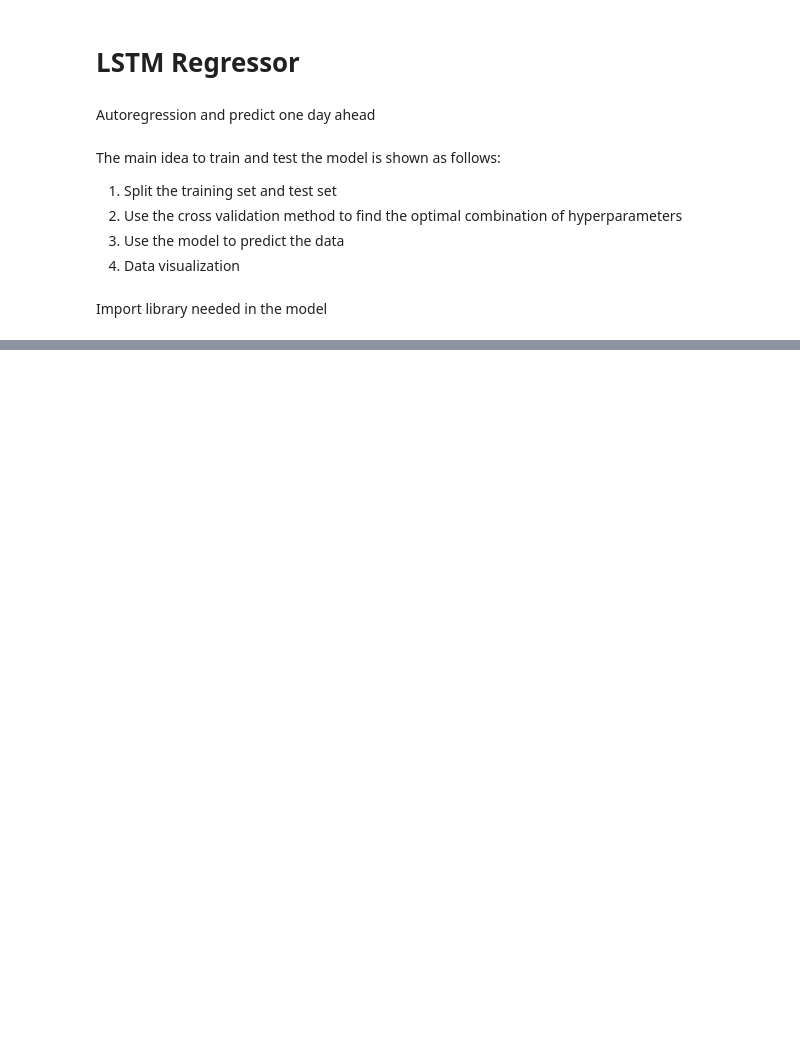
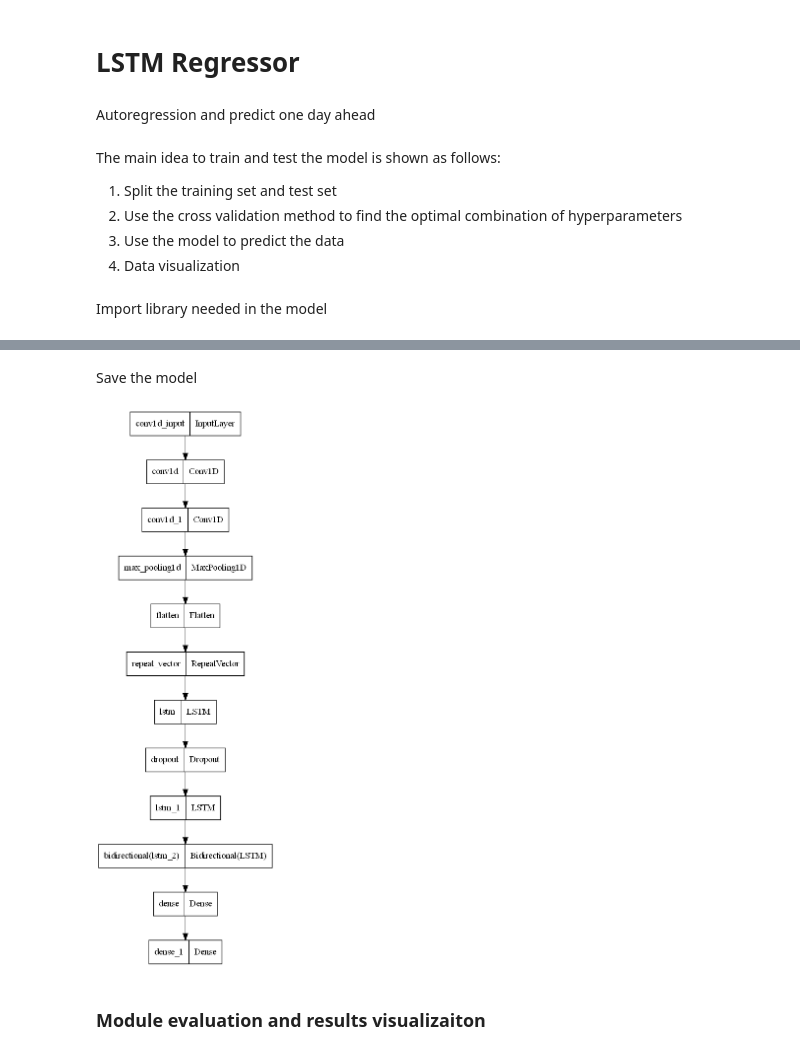
Before and after one commit to xiaoma052023/FinalProject, a Jupyter notebook: Code/LSTM_OneDayAhead.ipynb, the cells around one changed output, grey strips where cells are left out. Cells and saved outputs as stored; diff of their text form; code cells hidden in the pictures; blank space fills up the shorter version.

```diff
--- a/Code/LSTM_OneDayAhead.ipynb
+++ b/Code/LSTM_OneDayAhead.ipynb
@@ -26,0 +146,2 @@ import seaborn as sns
+# %% [markdown]
+Save the model
@@ -26,0 +150,10 @@ import seaborn as sns
+# %%
+from tensorflow.keras.models import load_model
+model=load_model('../lstm_results/lstm_regressor.hdf5')
+# %%
+from tensorflow.keras.utils import plot_model
+plot_model(model, to_file='model.png')
+# %% [output]
+[figure, added]
+# %% [markdown]
+### Module evaluation and results visualizaiton
```
Also changed, not shown: parts of 30 cells of this notebook, 37 other files.
